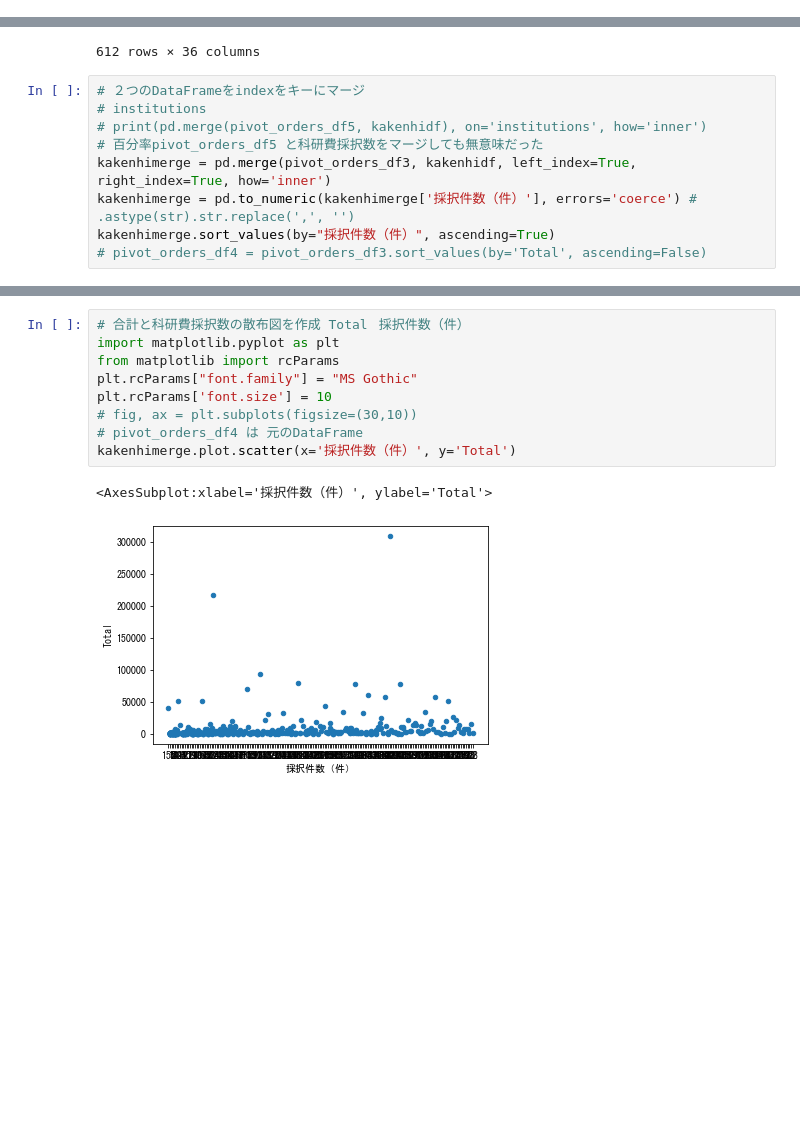
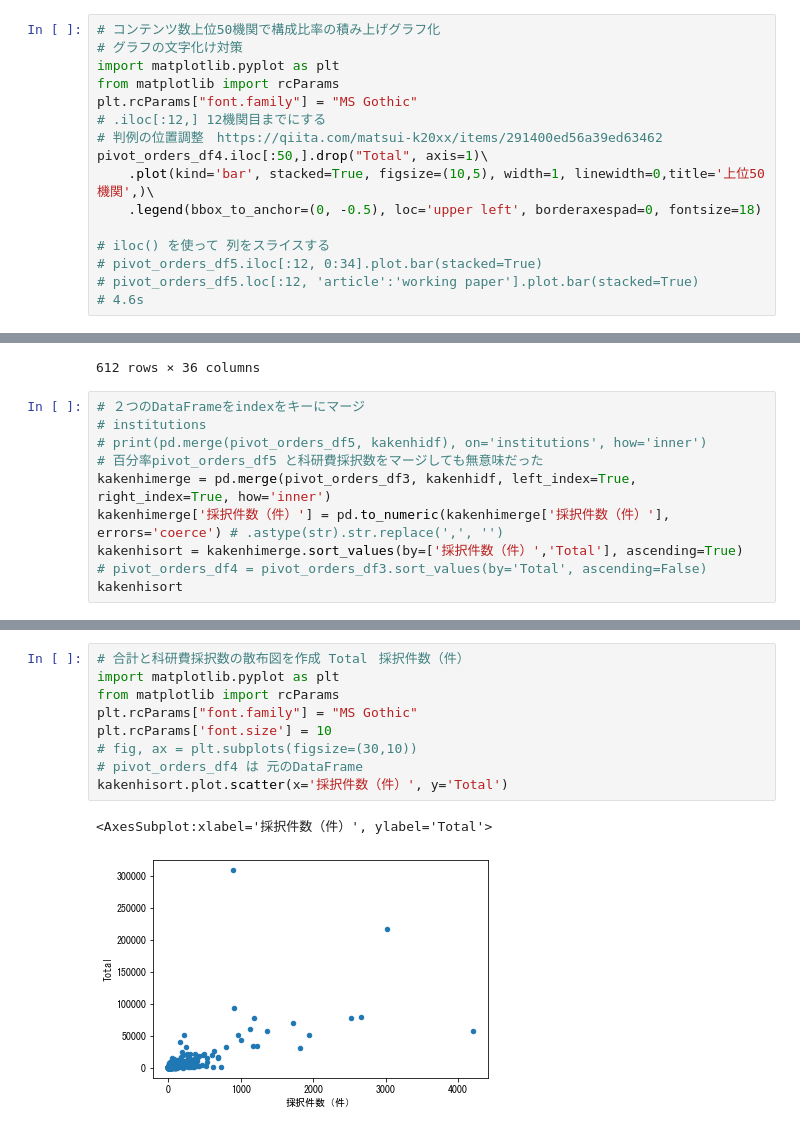
Before and after one commit to wonox/irdbscraping, a Jupyter notebook: irdbscraping.ipynb, the cells around one changed output, grey strips where cells are left out. Cells and saved outputs as stored; diff of their text form; blank space fills up the shorter version.

Commit message:
kakenhi

```diff
--- a/irdbscraping.ipynb
+++ b/irdbscraping.ipynb
@@ -346,3 +440,19 @@ pivot_orders_df5.iloc[:50,].drop("Total", axis=1)\
 # %% [output]
 <matplotlib.legend.Legend at 0x...>
 [figure]
+# %%
+# コンテンツ数上位50機関で構成比率の積み上げグラフ化
+# グラフの文字化け対策
+import matplotlib.pyplot as plt
+from matplotlib import rcParams
+plt.rcParams["font.family"] = "MS Gothic"
+# .iloc[:12,] 12機関目までにする
+# 判例の位置調整　https://qiita.com/matsui-k20xx/items/291400ed56a39ed63462
+pivot_orders_df4.iloc[:50,].drop("Total", axis=1)\
+    .plot(kind='bar', stacked=True, figsize=(10,5), width=1, linewidth=0,title='上位50機関',)\
+    .legend(bbox_to_anchor=(0, -0.5), loc='upper left', borderaxespad=0, fontsize=18)
+
+# iloc() を使って 列をスライスする
+# pivot_orders_df5.iloc[:12, 0:34].plot.bar(stacked=True)
+# pivot_orders_df5.loc[:12, 'article':'working paper'].plot.bar(stacked=True)
+# 4.6s
@@ -779,7 +892,8 @@ pivot_orders_df3
 # print(pd.merge(pivot_orders_df5, kakenhidf), on='institutions', how='inner')
 # 百分率pivot_orders_df5 と科研費採択数をマージしても無意味だった
 kakenhimerge = pd.merge(pivot_orders_df3, kakenhidf, left_index=True, right_index=True, how='inner')
-kakenhimerge = pd.to_numeric(kakenhimerge['採択件数（件）'], errors='coerce') # .astype(str).str.replace(',', '')
-kakenhimerge.sort_values(by="採択件数（件）", ascending=True)
+kakenhimerge['採択件数（件）'] = pd.to_numeric(kakenhimerge['採択件数（件）'], errors='coerce') # .astype(str).str.replace(',', '')
+kakenhisort = kakenhimerge.sort_values(by=['採択件数（件）','Total'], ascending=True)
 # pivot_orders_df4 = pivot_orders_df3.sort_values(by='Total', ascending=False)
+kakenhisort
 # %% [output]
@@ -787,12 +914,12 @@ TypeError: sort_values() got an unexpected keyword argument 'by'
 # %%
 # 合計と科研費採択数の散布図を作成 Total	採択件数（件）
 import matplotlib.pyplot as plt
 from matplotlib import rcParams
 plt.rcParams["font.family"] = "MS Gothic"
 plt.rcParams['font.size'] = 10
 # fig, ax = plt.subplots(figsize=(30,10))
 # pivot_orders_df4 は 元のDataFrame
-kakenhimerge.plot.scatter(x='採択件数（件）', y='Total')
+kakenhisort.plot.scatter(x='採択件数（件）', y='Total')
 # %% [output]
 <AxesSubplot:xlabel='採択件数（件）', ylabel='Total'>
-[figure, old version]
+[figure, new version]
```
Also changed, not shown: parts of 10 cells of this notebook, 1 other file.
